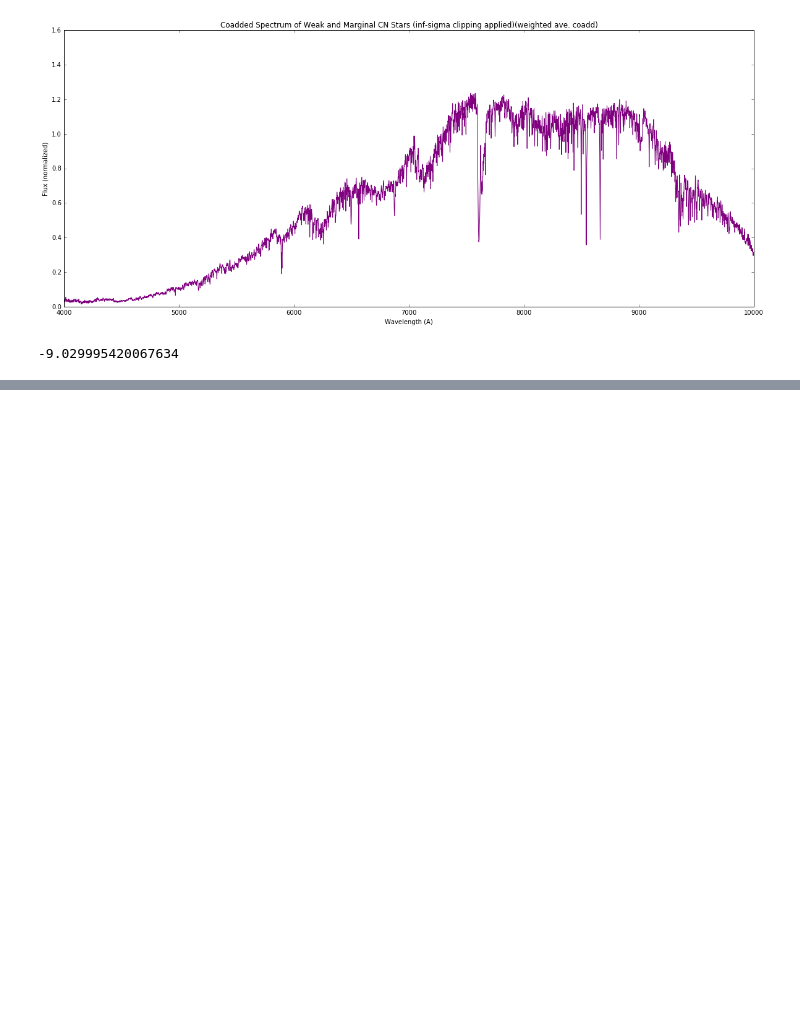
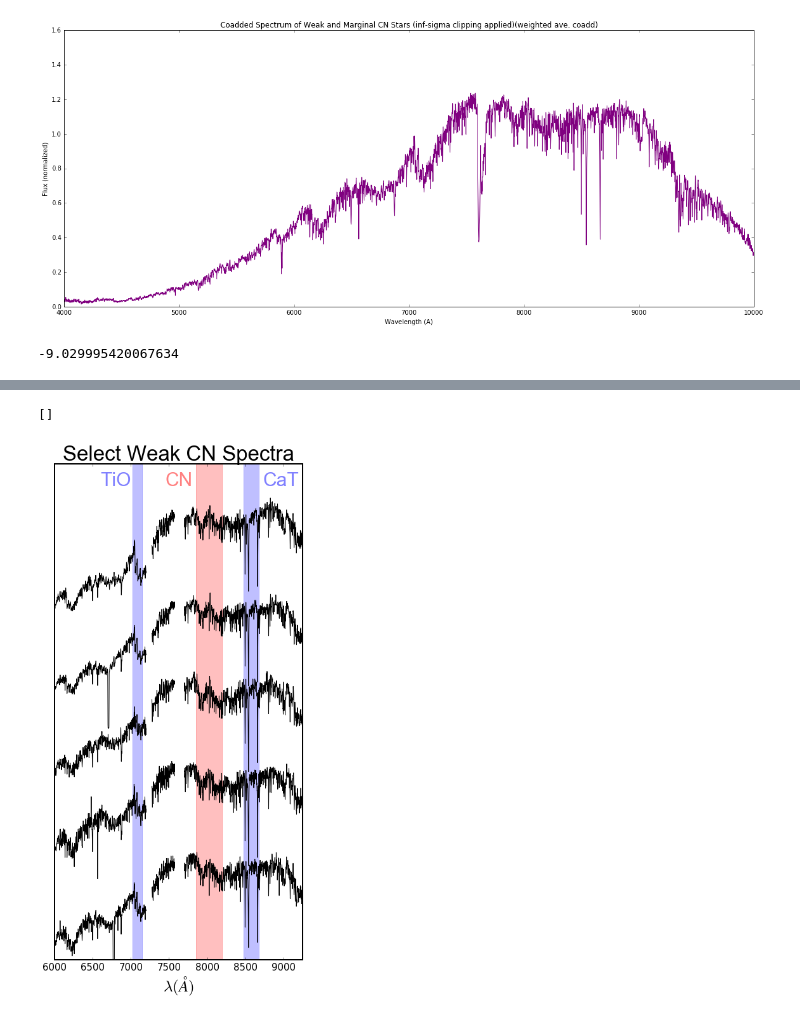
Before and after one commit to JonjonHays/Weak-CN-stars, a Jupyter notebook: Coadding_bins.ipynb, the cells around one changed output, grey strips where cells are left out. Saved outputs shown, nothing was run; the diff lists cells and outputs as text; code cells hidden in the pictures; blank space fills up the shorter version.

```diff
--- a/Coadding_bins.ipynb
+++ b/Coadding_bins.ipynb
@@ -450,0 +625,11 @@ ivarnorm8weakCN = np.array(ivarnorm8weakCN)
+# %%
+# Normalizing spectra and ivar of all carbon stars
+
+fluxnormC = []
+ivarnormC = []
+for i in range(len(Cdata)):
+    [fluxtemp, ivartemp ] = mm.normal(Cdata['SPEC'][i], Cdata['IVAR'][i])
+    fluxnormC += [fluxtemp]
+    ivarnormC += [ivartemp]
+fluxnormC = np.array(fluxnormC)
+ivarnormC = np.array(ivarnormC)
@@ -600,0 +971,29 @@ py.ylim([32, 15])
+# %%
+# Intro plot of select weak CN spectra
+
+py.rcParams['figure.figsize'] = 7, 14
+py.rc('xtick', labelsize = 15)
+py.rc('axes', linewidth = 2)
+py.figure(1)
+ax = py.plot(wv, wCNselectSmSpec[6] - .3, 'black')
+py.plot(wv, wCNselectSmSpec[0] + .5, 'black')
+py.plot(wv, wCNselectSmSpec[3] + 1.3, 'black')
+py.plot(wv, wCNselectSmSpec[4] + 2.1, 'black')
+py.plot(wv, wCNselectSmSpec[5] + 2.9, 'black')
+py.fill_between(range(7850, 8200), 0, 7, color = 'red', alpha=0.25, label = 'CN')
+py.fill_between(range(7025, 7150), 0, 7, color = 'blue', alpha=0.25, label = 'TiO')
+py.fill_between(range(8480, 8680), 0, 7, color = 'blue', alpha=0.25, label = 'CaT')
+
+font = {'fontname':'Arial'}
+py.text(7450, 4.3, 'CN', color = 'red', alpha = 0.5, fontsize = 30, **font)
+py.text(6600, 4.3, 'TiO', color = 'blue', alpha = 0.5, fontsize = 30, **font)
+py.text(8730, 4.3, 'CaT', color = 'blue', alpha = 0.5, fontsize = 30, **font)
+py.title('Select Weak CN Spectra', size = 33, **font)
+py.xlabel(r'$\lambda (\AA)$', fontsize = 25, **font)
+py.xlim([6000, 9250])
+py.ylim([0, 4.5])
+frame = py.gca()
+frame.axes.get_yaxis().set_ticks([])
+# %% [output]
+[]
+[figure, added]
```
Also changed, not shown: parts of 49 cells of this notebook.
